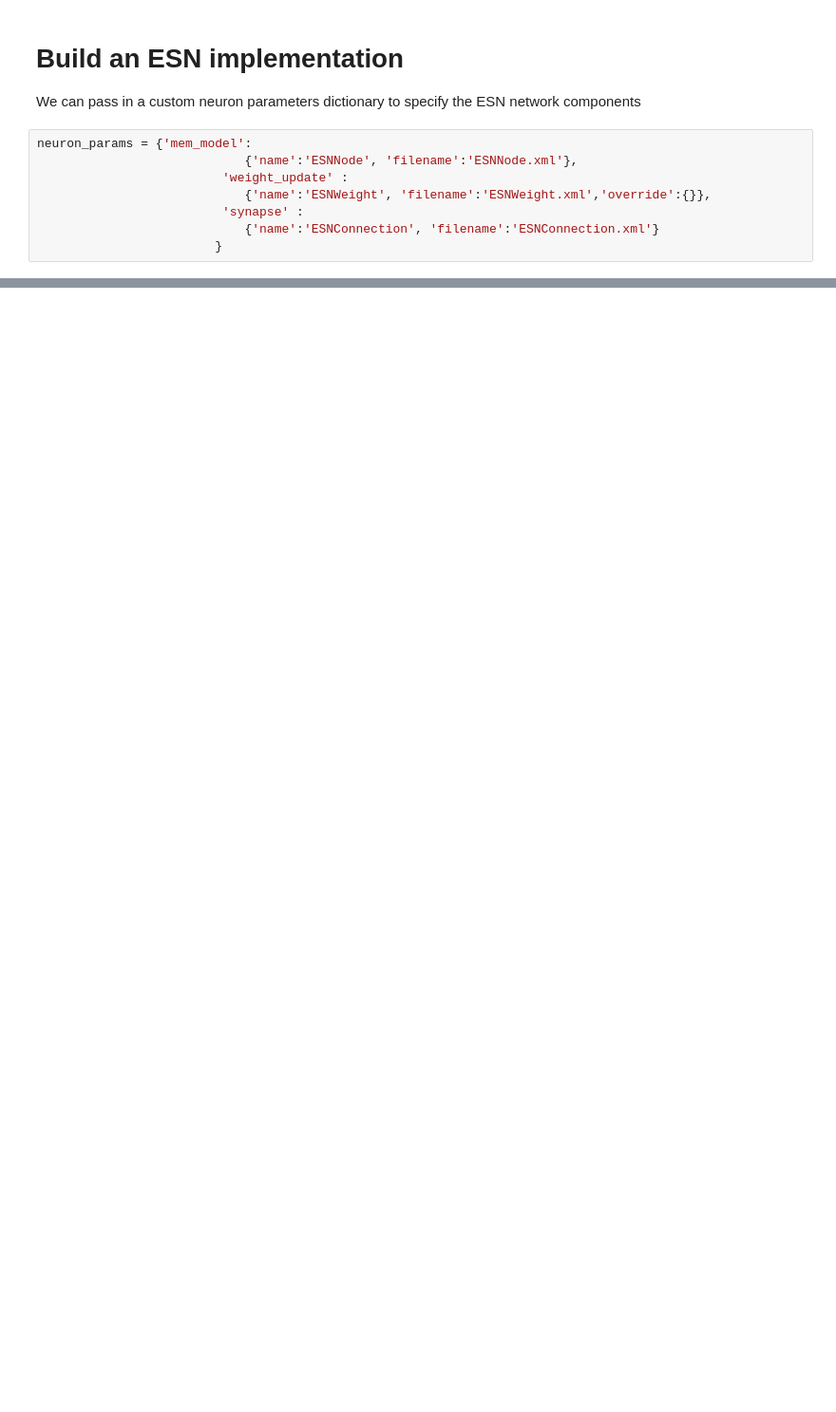
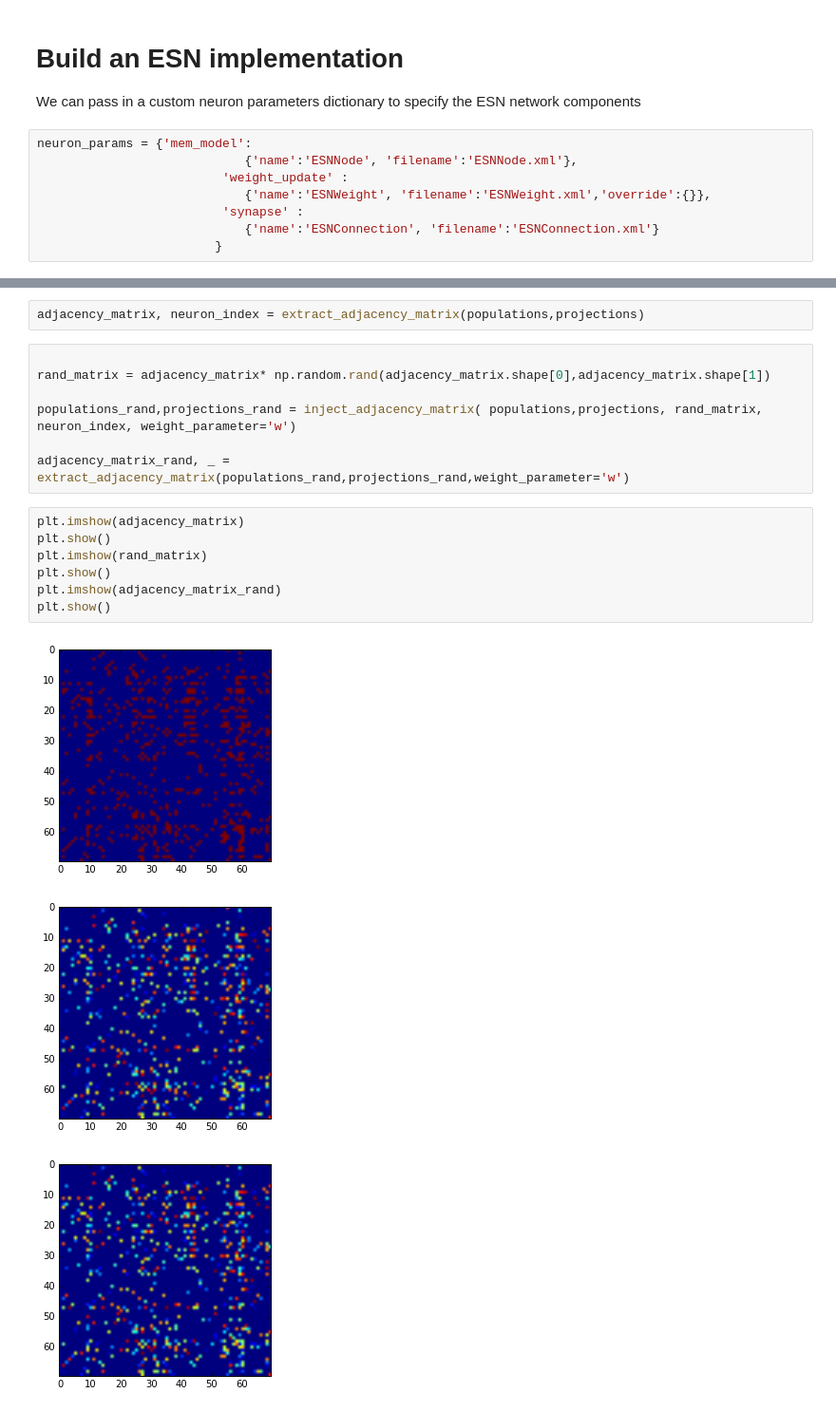
Before and after one commit to AdamRTomkins/libSpineML, a Jupyter notebook: libSpineML/examples/neuroarch_example/create_executable_drosophila_network.ipynb, the cells around one changed output, grey strips where cells are left out. Shown: that part at 95% size. Drawn from its saved outputs; the diff is of its cells as text; blank space fills up the shorter version.

```diff
--- a/libSpineML/examples/neuroarch_example/create_executable_drosophila_network.ipynb
+++ b/libSpineML/examples/neuroarch_example/create_executable_drosophila_network.ipynb
@@ -105,0 +84,20 @@ done
+# %%
+adjacency_matrix, neuron_index = extract_adjacency_matrix(populations,projections)
+# %%
+
+rand_matrix = adjacency_matrix* np.random.rand(adjacency_matrix.shape[0],adjacency_matrix.shape[1])
+
+populations_rand,projections_rand = inject_adjacency_matrix( populations,projections, rand_matrix, neuron_index, weight_parameter='w')
+
+adjacency_matrix_rand, _ = extract_adjacency_matrix(populations_rand,projections_rand,weight_parameter='w')
+# %%
+plt.imshow(adjacency_matrix)
+plt.show()
+plt.imshow(rand_matrix)
+plt.show()
+plt.imshow(adjacency_matrix_rand)
+plt.show()
+# %% [output]
+[figure, added]
+[figure, added]
+[figure, added]
```
Also changed, not shown: parts of 6 cells of this notebook, 2 other files.
